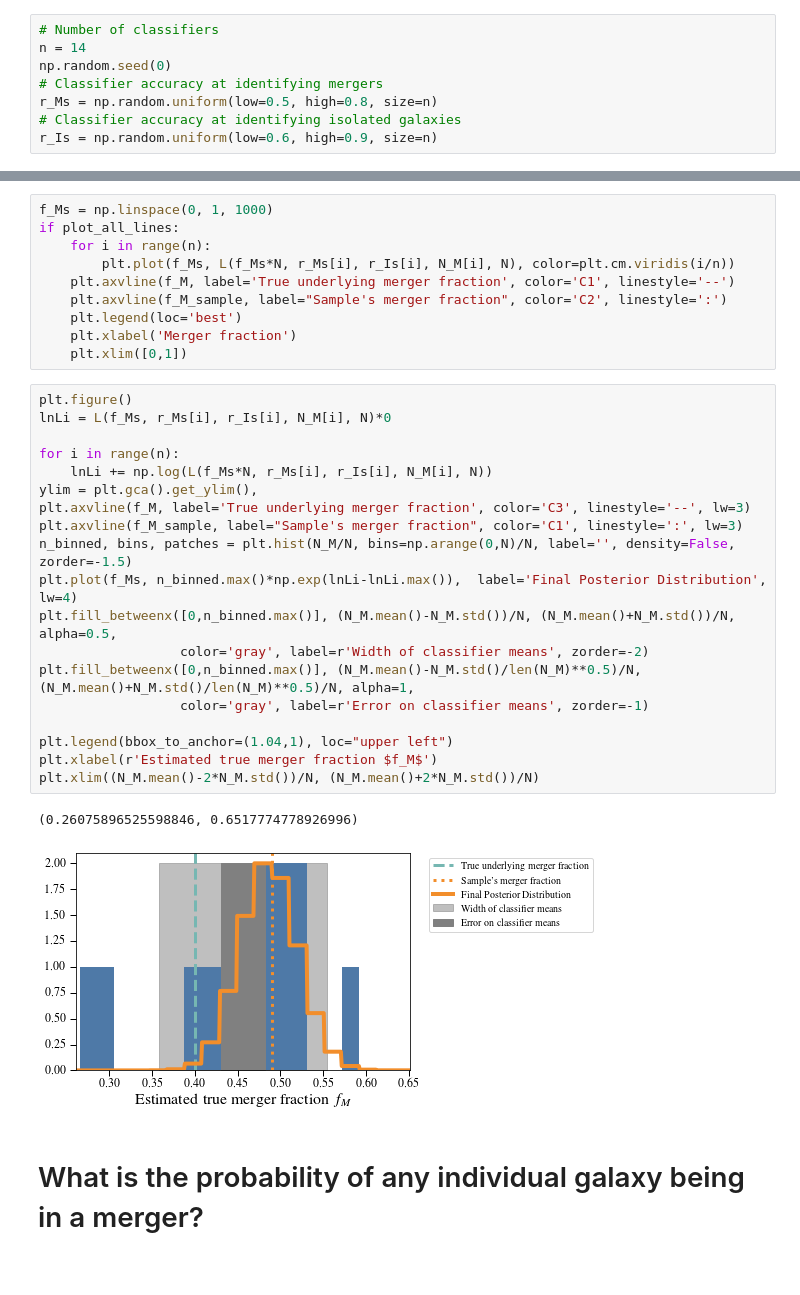
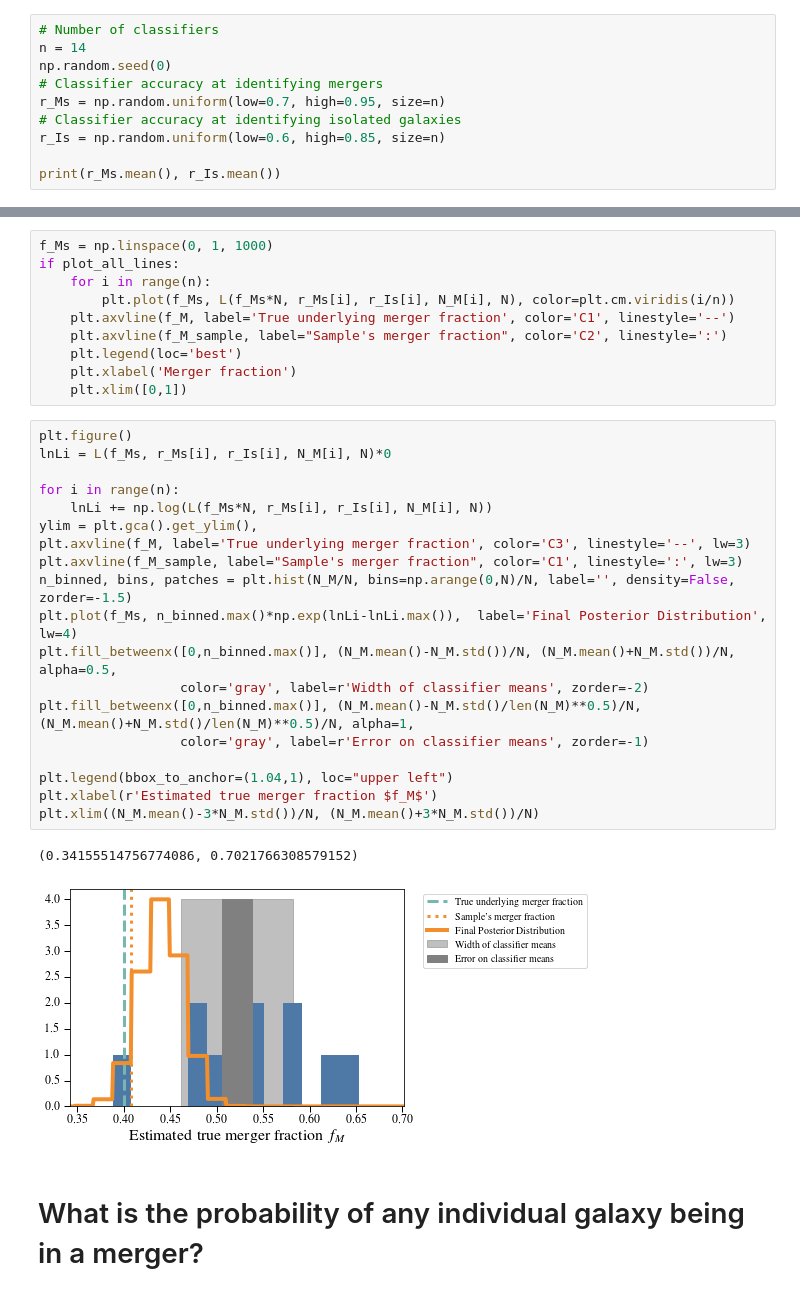
Before and after one commit to dncnwtts/merger_classification, a Jupyter notebook: simulated_analysis.ipynb, the cells around one changed output, grey strips where cells are left out. Drawn from its saved outputs; the diff is of its cells as text.

```diff
--- a/simulated_analysis.ipynb
+++ b/simulated_analysis.ipynb
@@ -25,6 +25,8 @@ f_M_sample = true_gals.sum()/N
 n = 14
 np.random.seed(0)
 # Classifier accuracy at identifying mergers
-r_Ms = np.random.uniform(low=0.5, high=0.8, size=n)
+r_Ms = np.random.uniform(low=0.7, high=0.95, size=n)
 # Classifier accuracy at identifying isolated galaxies
-r_Is = np.random.uniform(low=0.6, high=0.9, size=n)
+r_Is = np.random.uniform(low=0.6, high=0.85, size=n)
+
+print(r_Ms.mean(), r_Is.mean())
@@ -199,25 +212,25 @@ if plot_all_lines:
 # %%
 plt.figure()
 lnLi = L(f_Ms, r_Ms[i], r_Is[i], N_M[i], N)*0
 
 for i in range(n):
     lnLi += np.log(L(f_Ms*N, r_Ms[i], r_Is[i], N_M[i], N))
 ylim = plt.gca().get_ylim(),
 plt.axvline(f_M, label='True underlying merger fraction', color='C3', linestyle='--', lw=3)
 plt.axvline(f_M_sample, label="Sample's merger fraction", color='C1', linestyle=':', lw=3)
 n_binned, bins, patches = plt.hist(N_M/N, bins=np.arange(0,N)/N, label='', density=False, zorder=-1.5)
 plt.plot(f_Ms, n_binned.max()*np.exp(lnLi-lnLi.max()),  label='Final Posterior Distribution', lw=4)
 plt.fill_betweenx([0,n_binned.max()], (N_M.mean()-N_M.std())/N, (N_M.mean()+N_M.std())/N, alpha=0.5,
                   color='gray', label=r'Width of classifier means', zorder=-2)
 plt.fill_betweenx([0,n_binned.max()], (N_M.mean()-N_M.std()/len(N_M)**0.5)/N, (N_M.mean()+N_M.std()/len(N_M)**0.5)/N, alpha=1,
                   color='gray', label=r'Error on classifier means', zorder=-1)
 
 plt.legend(bbox_to_anchor=(1.04,1), loc="upper left")
 plt.xlabel(r'Estimated true merger fraction $f_M$')
-plt.xlim((N_M.mean()-2*N_M.std())/N, (N_M.mean()+2*N_M.std())/N)
+plt.xlim((N_M.mean()-3*N_M.std())/N, (N_M.mean()+3*N_M.std())/N)
 # %% [output]
-(0.26075896525598846, 0.6517774778926996)
+(0.34155514756774086, 0.7021766308579152)
-[figure, old version]
+[figure, new version]
 # %% [markdown]
 # What is the probability of any individual galaxy being in a merger?
 # %%
```
Also changed, not shown: parts of 17 cells of this notebook, 4 other files.
